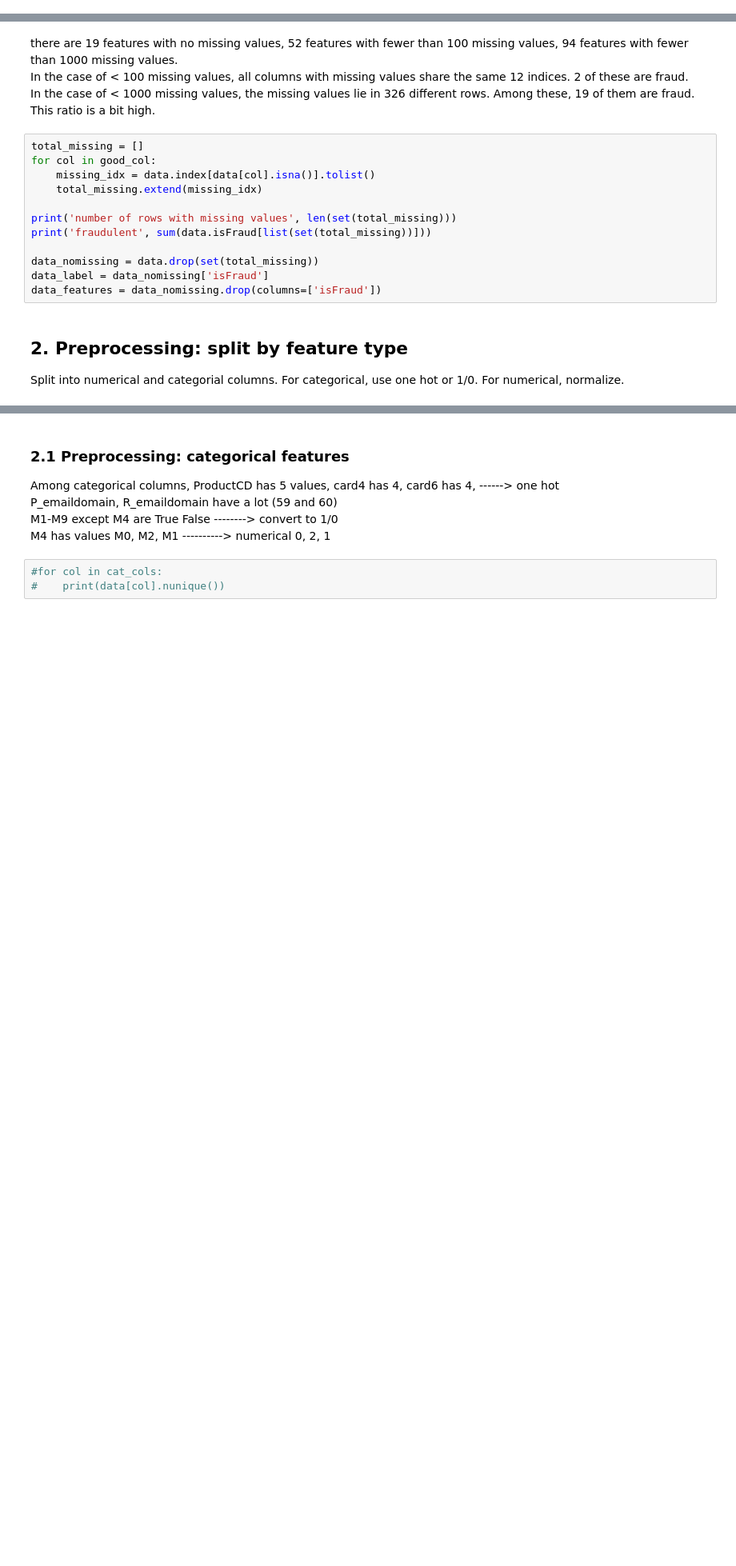
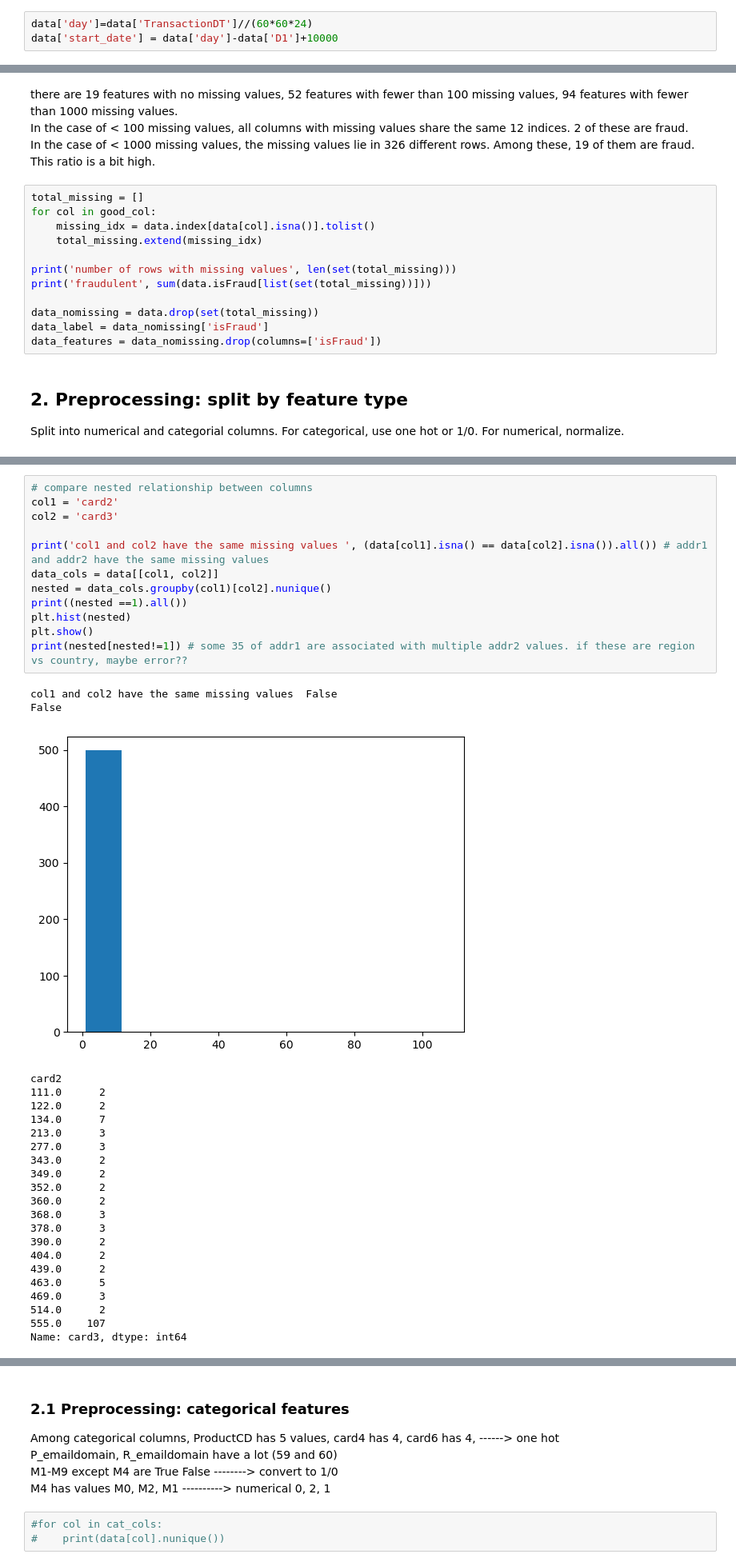
Before and after one commit to yang3410/random_projects, a Jupyter notebook: FraudTest.ipynb, the cells around one changed output, grey strips where cells are left out. Shown: that part at 80% size. Cells and saved outputs as stored; diff of their text form; blank space fills up the shorter version.

```diff
--- a/FraudTest.ipynb
+++ b/FraudTest.ipynb
@@ -45,3 +64,6 @@ torch.save(labels, 'labels.pt')
+# %%
+data['day']=data['TransactionDT']//(60*60*24)
+data['start_date'] = data['day']-data['D1']+10000
 # %% [markdown]
 ### 1.1 (optional) About missing values
 # %%
@@ -78,0 +150,36 @@ For numerical, normalize.
+# %%
+# compare nested relationship between columns
+col1 = 'card2'
+col2 = 'card3'
+
+print('col1 and col2 have the same missing values ', (data[col1].isna() == data[col2].isna()).all()) # addr1 and addr2 have the same missing values
+data_cols = data[[col1, col2]]
+nested = data_cols.groupby(col1)[col2].nunique()
+print((nested ==1).all())
+plt.hist(nested)
+plt.show()
+print(nested[nested!=1]) # some 35 of addr1 are associated with multiple addr2 values. if these are region vs country, maybe error??
+# %% [output]
+col1 and col2 have the same missing values  False
+False
+[figure, added]
+card2
+111.0      2
+122.0      2
+134.0      7
+213.0      3
+277.0      3
+343.0      2
+349.0      2
+352.0      2
+360.0      2
+368.0      3
+378.0      3
+390.0      2
+404.0      2
+439.0      2
+463.0      5
+469.0      3
+514.0      2
+555.0    107
+Name: card3, dtype: int64
```
Also changed, not shown: parts of 27 cells of this notebook.
